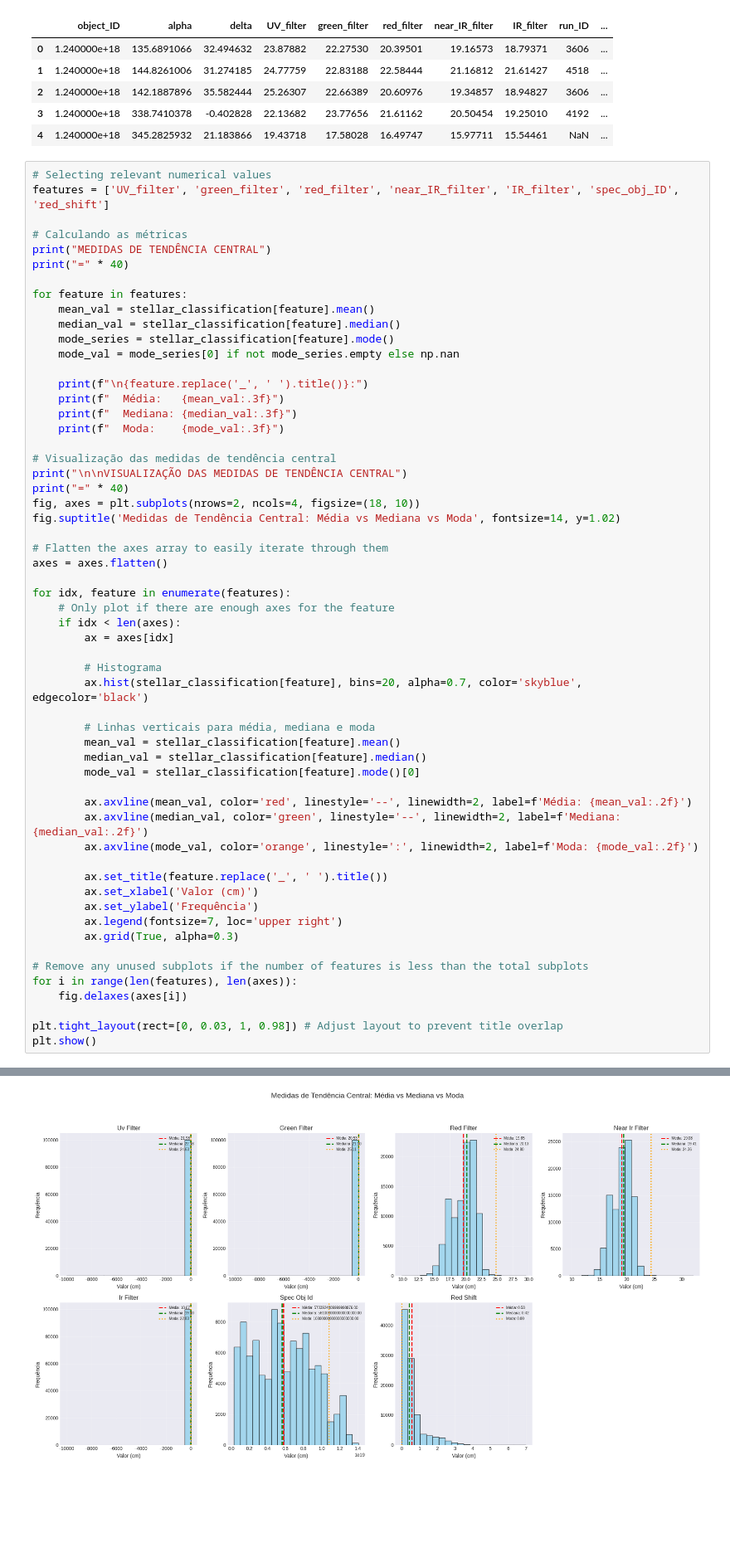
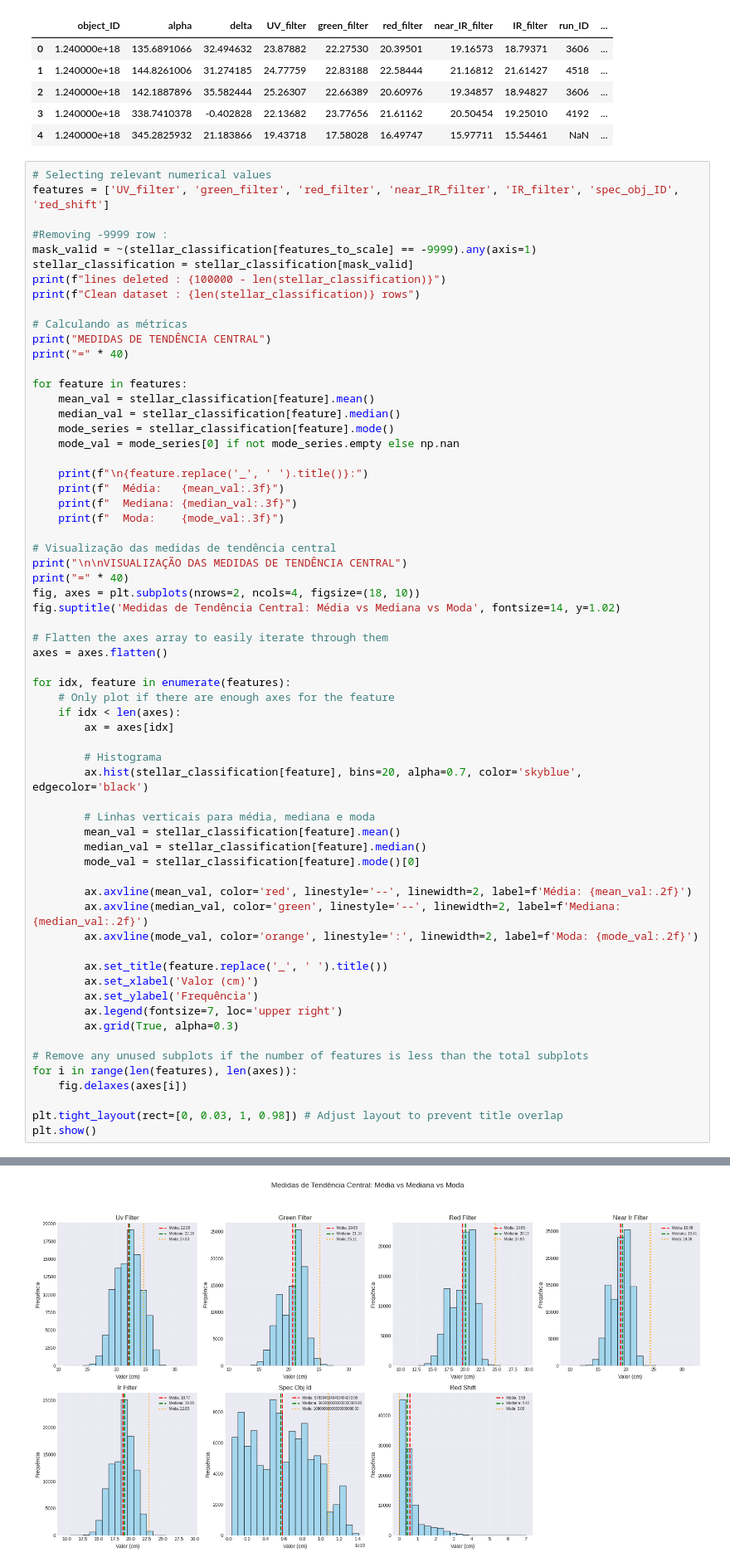
Before and after one commit to livlutz/INF1032, a Jupyter notebook: INF1032.ipynb, the cells around one changed output, grey strips where cells are left out. Shown at 83% size. Cells and saved outputs as stored; diff of their text form; blank space fills up the shorter version.

Commit message:
- remove invalid -9999 record - apply RobustScaler to features

```diff
--- a/INF1032.ipynb
+++ b/INF1032.ipynb
@@ -111,6 +111,12 @@ Primeiras observações:
 # %%
 # Selecting relevant numerical values
 features = ['UV_filter', 'green_filter', 'red_filter', 'near_IR_filter', 'IR_filter', 'spec_obj_ID', 'red_shift']
+
+#Removing -9999 row :
+mask_valid = ~(stellar_classification[features_to_scale] == -9999).any(axis=1)
+stellar_classification = stellar_classification[mask_valid]
+print(f"lines deleted : {100000 - len(stellar_classification)}")
+print(f"Clean dataset : {len(stellar_classification)} rows")
 
 # Calculando as métricas
 print("MEDIDAS DE TENDÊNCIA CENTRAL")
@@ -182,8 +188,8 @@ Green Filter:
 
 
 VISUALIZAÇÃO DAS MEDIDAS DE TENDÊNCIA CENTRAL
 ========================================
-[figure, old version]
+[figure, new version]
 # %%
 #Medidas de dispersão
 print("MEDIDAS DE DISPERSÃO")
```
Also changed, not shown: parts of 9 cells of this notebook.
